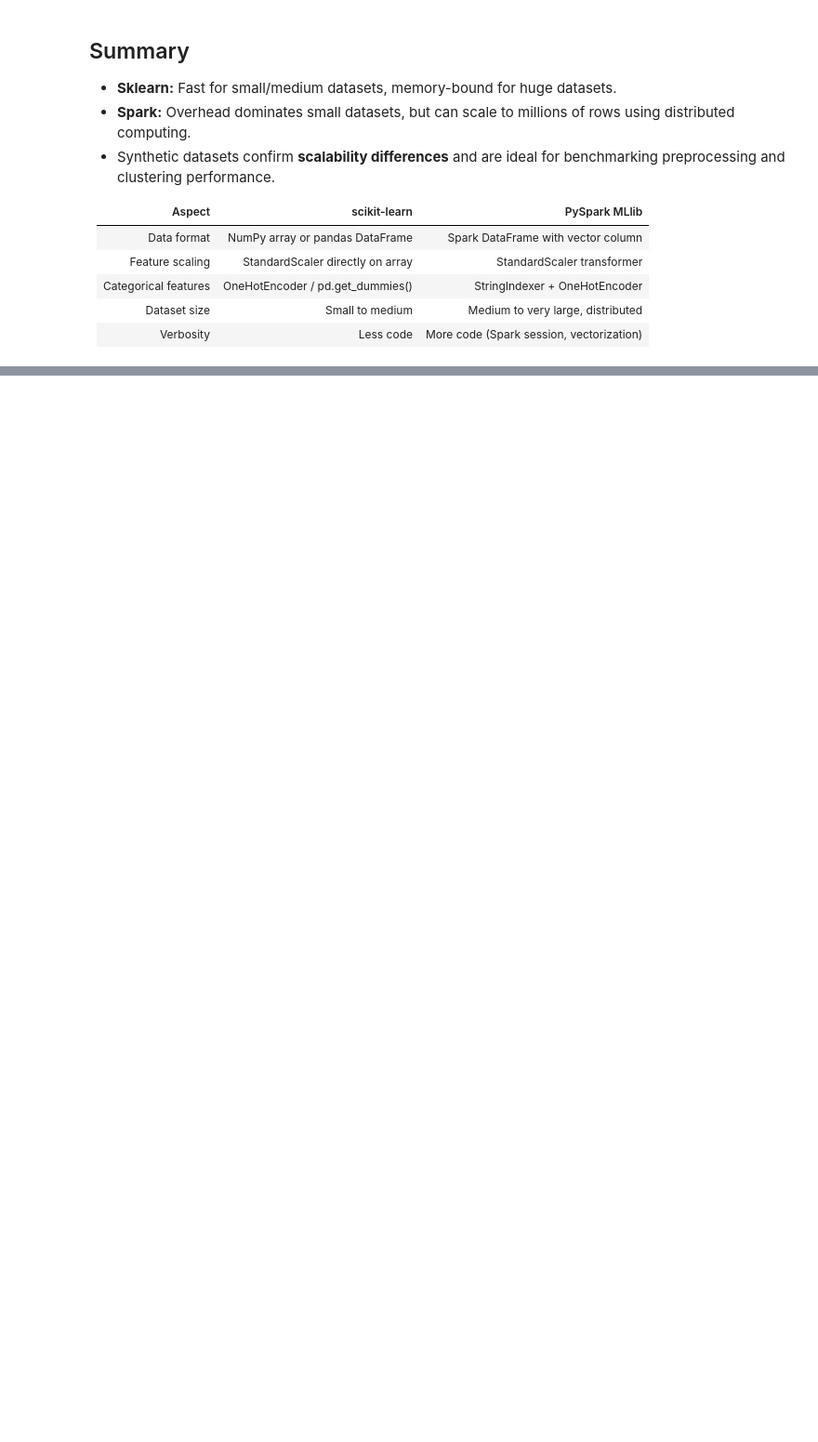
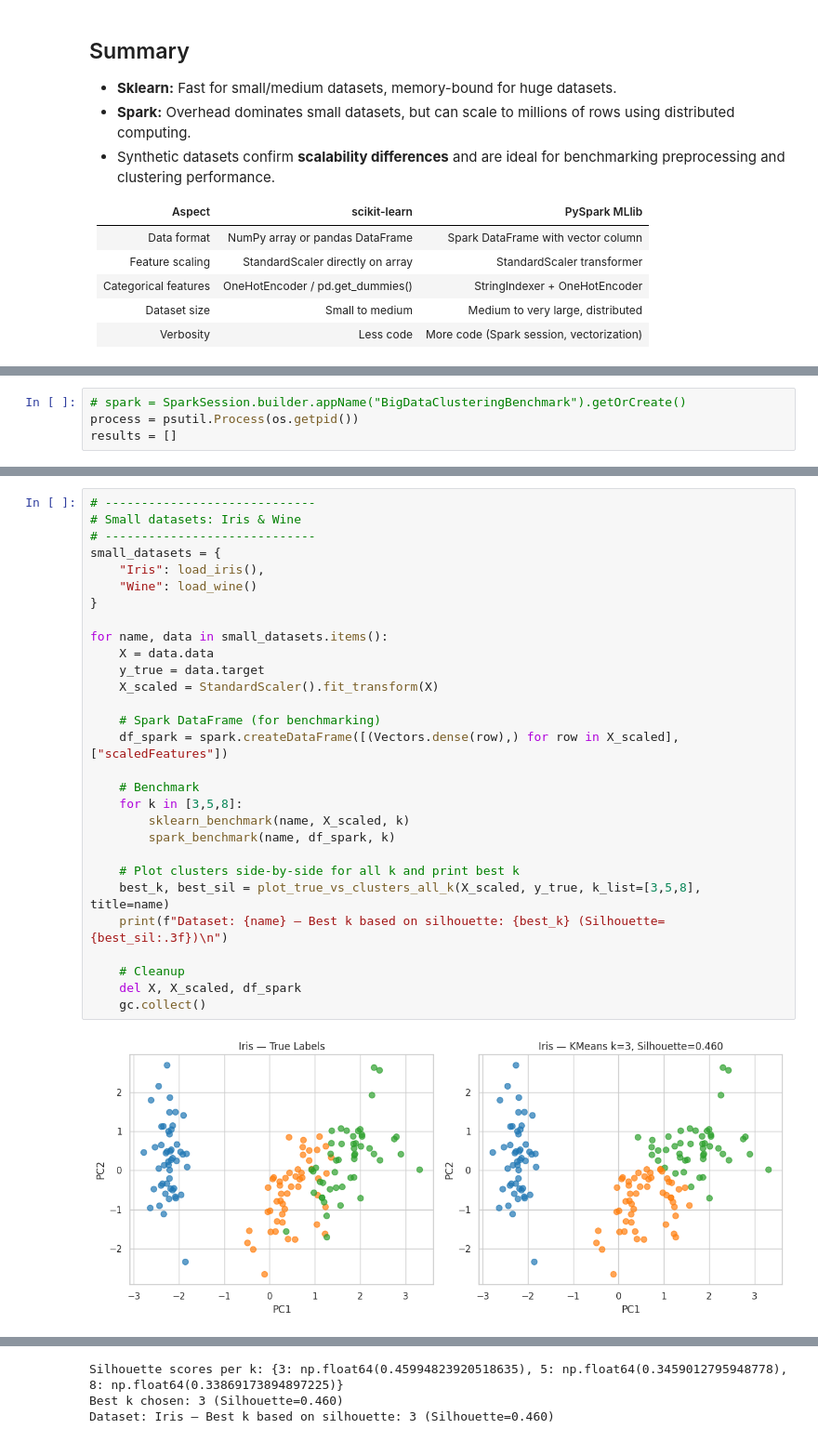
Before and after one commit to LudmilaAmriou/Big-Data-Clustering, a Jupyter notebook: notebooks/k-means.ipynb, the cells around one changed output, grey strips where cells are left out. Shown at 93% size. Drawn from its saved outputs; the diff is of its cells as text; blank space fills up the shorter version.

```diff
--- a/notebooks/k-means.ipynb
+++ b/notebooks/k-means.ipynb
@@ -524,0 +531,4 @@ When generating or scaling very large datasets (e.g., 10M samples × 20+ feature
+# %%
+# spark = SparkSession.builder.appName("BigDataClusteringBenchmark").getOrCreate()
+process = psutil.Process(os.getpid())
+results = []
@@ -524,0 +654,31 @@ When generating or scaling very large datasets (e.g., 10M samples × 20+ feature
+# %%
+# -----------------------------
+# Small datasets: Iris & Wine
+# -----------------------------
+small_datasets = {
+    "Iris": load_iris(),
+    "Wine": load_wine()
+}
+
+for name, data in small_datasets.items():
+    X = data.data
+    y_true = data.target
+    X_scaled = StandardScaler().fit_transform(X)
+
+    # Spark DataFrame (for benchmarking)
+    df_spark = spark.createDataFrame([(Vectors.dense(row),) for row in X_scaled], ["scaledFeatures"])
+
+    # Benchmark
+    for k in [3,5,8]:
+        sklearn_benchmark(name, X_scaled, k)
+        spark_benchmark(name, df_spark, k)
+
+    # Plot clusters side-by-side for all k and print best k
+    best_k, best_sil = plot_true_vs_clusters_all_k(X_scaled, y_true, k_list=[3,5,8], title=name)
+    print(f"Dataset: {name} — Best k based on silhouette: {best_k} (Silhouette={best_sil:.3f})\n")
+
+    # Cleanup
+    del X, X_scaled, df_spark
+    gc.collect()
+# %% [output]
+[figure, added]
@@ -524,0 +687,3 @@ When generating or scaling very large datasets (e.g., 10M samples × 20+ feature
+Silhouette scores per k: {3: np.float64(0.45994823920518635), 5: np.float64(0.3459012795948778), 8: np.float64(0.33869173894897225)}
+Best k chosen: 3 (Silhouette=0.460)
+Dataset: Iris — Best k based on silhouette: 3 (Silhouette=0.460)
```
Also changed, not shown: parts of 33 cells of this notebook, 2 other files.
